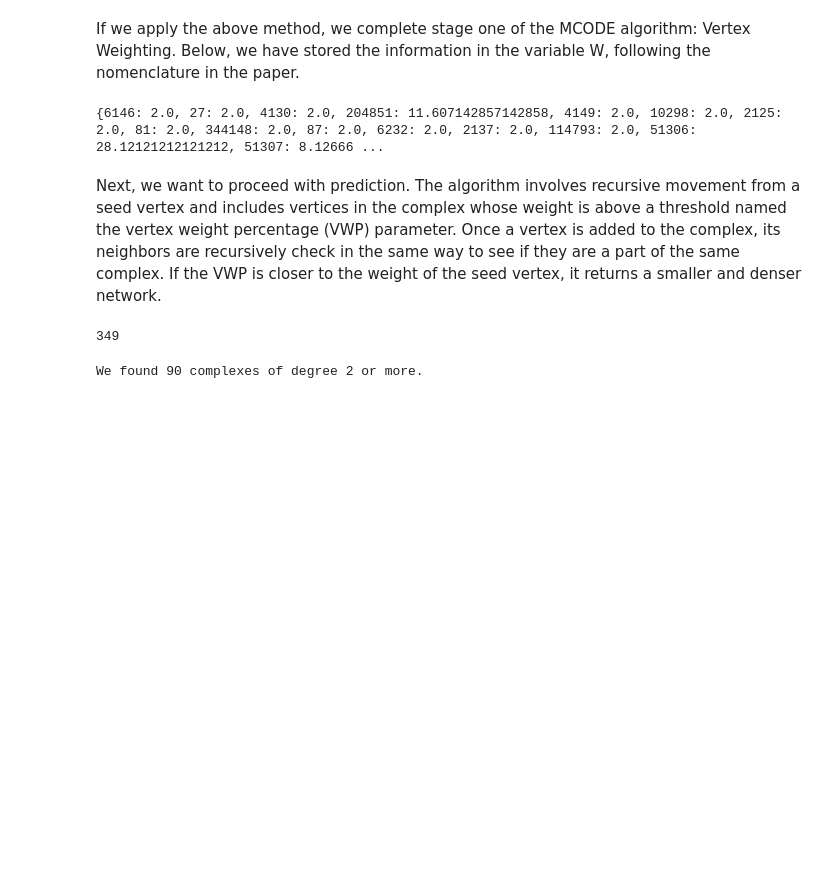
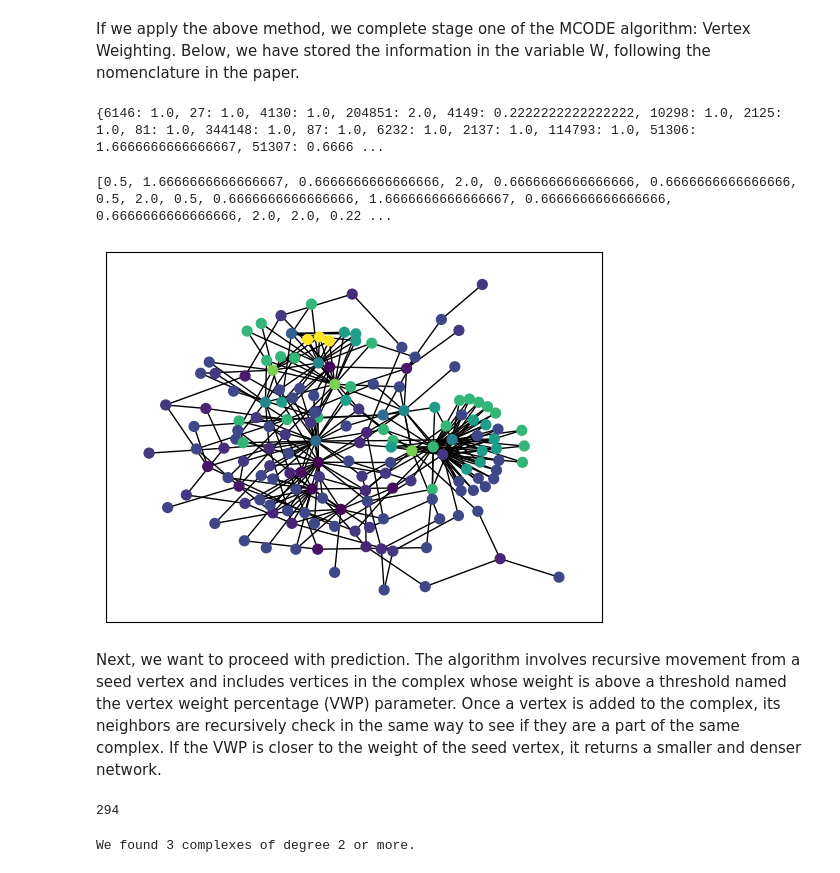
Before and after one commit to jadewithgreen/MCODE, a Jupyter notebook: mcode.ipynb, the cells around one changed output. Saved outputs shown, nothing was run; the diff lists cells and outputs as text; code cells hidden in the pictures; blank space fills up the shorter version.

```diff
--- a/mcode.ipynb
+++ b/mcode.ipynb
@@ -112,16 +150,20 @@ def vertex_weighting(graph: nx.Graph):
     for v in graph.nodes:
         #neighbors = graph.neighbors(v) # find all neighbors of the vertex
         neighbors = graph[v] #adjacency dictionary
+
         # make sub-graph with neighborhood nodes
         subgraph = nx.Graph()
         subgraph.add_node(v) # because the immediate neighborhood is defined to include the vertex
         subgraph.add_nodes_from(neighbors)
+
         # add edges to the sub-graph from original graph
-        edges = get_subgraph_edges(graph, list(subgraph.nodes))
+        edges = get_edges_exclusive(graph, list(subgraph.nodes))
         subgraph.add_edges_from(edges)
         subgraph.remove_edges_from(nx.selfloop_edges(subgraph))
-        K = nx.k_core(subgraph) # highest k-core graph, networkx's k_core method returns the main core (with the largest core number by default)
-        k = len(list(subgraph.nodes)) # highest k-core number
+
+        core_nums = nx.core_number(subgraph) #creates dic {node1: k1, node2: k2....}
+        k = max(core_nums.values()) # highest k-core number from core_nums dictionary
+        K = nx.k_core(subgraph,k) # highest k-core graph, networkx's k_core method returns the main core (with the largest core number by default)
         d = nx.density(K) #density of K
         weight = k * d
         vertex_weights[v] = weight
@@ -133,7 +178,24 @@ W = vertex_weighting(g) # store the vertex weights
 # %%
 print(W)
 # %% [output]
-{6146: 2.0, 27: 2.0, 4130: 2.0, 204851: 11.607142857142858, 4149: 2.0, 10298: 2.0, 2125: 2.0, 81: 2.0, 344148: 2.0, 87: 2.0, 6232: 2.0, 2137: 2.0, 114793: 2.0, 51306: 28.12121212121212, 51307: 8.12666 ...
+{6146: 1.0, 27: 1.0, 4130: 1.0, 204851: 2.0, 4149: 0.2222222222222222, 10298: 1.0, 2125: 1.0, 81: 1.0, 344148: 1.0, 87: 1.0, 6232: 1.0, 2137: 1.0, 114793: 1.0, 51306: 1.6666666666666667, 51307: 0.6666 ...
+# %%
+
+W = vertex_weighting(g)
+
+plot_nodes = [n for n, d in g.degree() if d > 1]
+sub = g.subgraph(plot_nodes).copy()
+pos = nx.kamada_kawai_layout(sub)
+
+node_values = [W[n]for n in sub.nodes()]
+
+nx.draw_networkx(sub, pos, node_size = 50, node_color=node_values, cmap="viridis", with_labels = False)
+
+#plt.show()
+print(node_values)
+# %% [output]
+[0.5, 1.6666666666666667, 0.6666666666666666, 2.0, 0.6666666666666666, 0.6666666666666666, 0.5, 2.0, 0.5, 0.6666666666666666, 1.6666666666666667, 0.6666666666666666, 0.6666666666666666, 2.0, 2.0, 0.22 ...
+[figure, added]
 # %% [markdown]
 Next, we want to proceed with prediction. The algorithm involves recursive movement from a seed vertex and includes vertices in the complex whose weight is above a threshold named the vertex weight percentage (VWP) parameter. Once a vertex is added to the complex, its neighbors are recursively check in the same way to see if they are a part of the same complex. If the VWP is closer to the weight of the seed vertex, it returns a smaller and denser network.
 # %%
@@ -184,7 +246,7 @@ m.find_complexes(0.5)
 len(m.found_complexes)
 #something went wrong here
 # %% [output]
-349
+294
 # %%
 for c in m.found_complexes:
     #print(list(c.nodes))
@@ -194,7 +256,7 @@ for c in m.found_complexes:
         #print(list(K.nodes))
 print(f"We found {len(m.filtered_complexes)} complexes of degree 2 or more.")
 # %% [output]
-We found 90 complexes of degree 2 or more.
+We found 3 complexes of degree 2 or more.
 # %%
 def find_mcode_complex (graph: nx.Graph, VWP: float, explored: set, m_complex: set, weights: dict, seed):
     if seed in explored:
```
Also changed, not shown: parts of 4 cells of this notebook.
